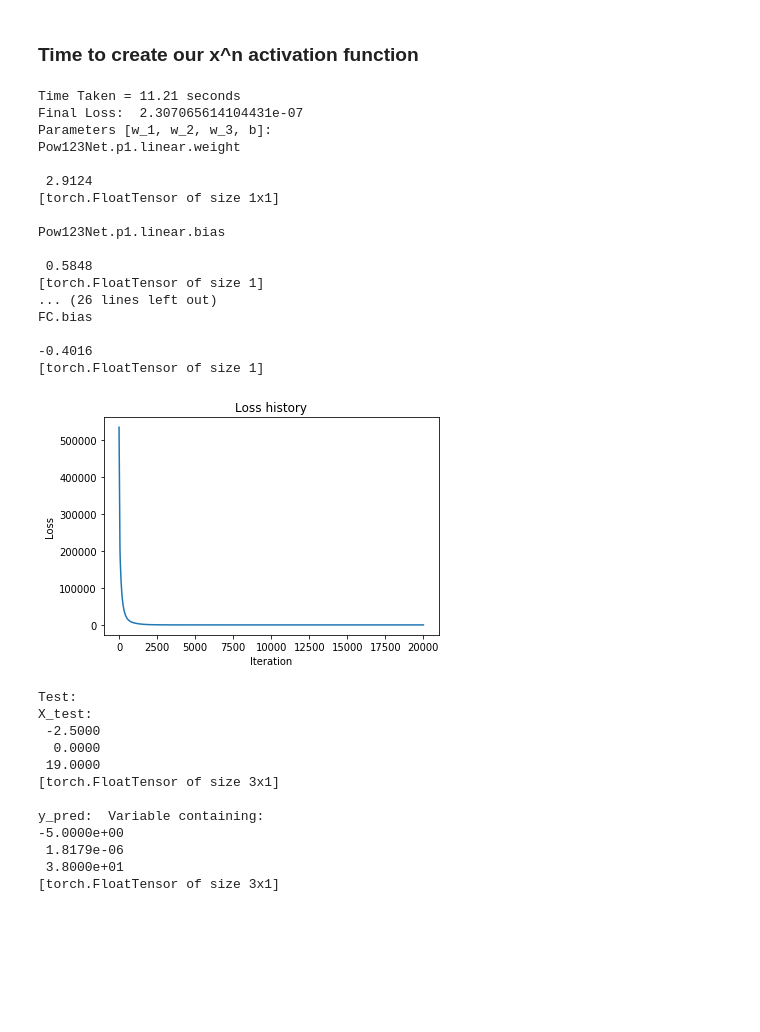
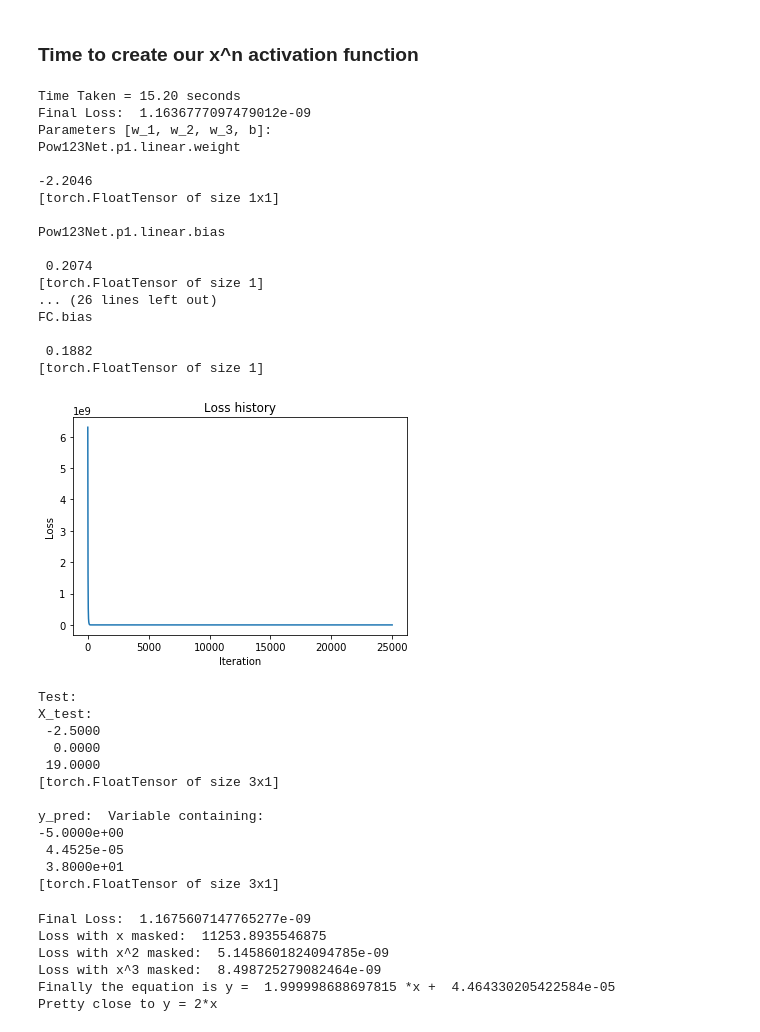
Before and after one commit to afcarl/randomfun, a Jupyter notebook: NeuralEquationFinder/NeuralEquationFinder_Part_2.ipynb, the cells around one changed output. Cells and saved outputs as stored; diff of their text form; code cells hidden in the pictures; blank space fills up the shorter version.

```diff
--- a/NeuralEquationFinder/NeuralEquationFinder_Part_2.ipynb
+++ b/NeuralEquationFinder/NeuralEquationFinder_Part_2.ipynb
@@ -33,6 +133,7 @@ class PowerNet(torch.nn.Module):
     def forward(self, x):
         return self.linear(x).pow(self.n)
 
+Pow123Net_Mask = Variable(torch.FloatTensor([1.0,1.0,1.0]), requires_grad=False)
 class Pow123Net(torch.nn.Module):
     def __init__(self):
         super(Pow123Net, self).__init__()
@@ -44,4 +145,5 @@ class Pow123Net(torch.nn.Module):
         x1 = self.p1.forward(x)
         x2 = self.p2.forward(x)
         x3 = self.p3.forward(x)
-        return torch.cat((x1, x2, x3), 1)
+        xc = torch.cat((x1, x2, x3), 1)
+        return xc*Pow123Net_Mask.expand_as(xc)
@@ -147,26 +150,30 @@ def RunV2NNTraining(X, y, learning_rate=1e-5, epochs=5000, batch_size=None, X_te
 # %%
 # use_optimizer can be Adam, RMSprop, Adadelta, ASGD, SGD, Adagrad
-RunV2NNTraining(X=X_tensor.view(-1,1), y=y_tensor, batch_size=None, epochs=20000, learning_rate=1e-3,
+model = torch.nn.Sequential(OrderedDict([
+            ("Pow123Net", Pow123Net()),
+            ("FC", torch.nn.Linear(3, 1))]
+        ))
+RunV2NNTraining(X=X_tensor.view(-1,1), y=y_tensor, model=model, batch_size=None, epochs=25000, learning_rate=5e-3,
                     X_test=X_test_tsr.view(-1,1), use_optimizer='Adam')
 # %% [output]
-Time Taken = 11.21 seconds
-Final Loss:  2.307065614104431e-07
+Time Taken = 15.20 seconds
+Final Loss:  1.1636777097479012e-09
 Parameters [w_1, w_2, w_3, b]:
 Pow123Net.p1.linear.weight
 
- 2.9124
+-2.2046
 [torch.FloatTensor of size 1x1]
 
 Pow123Net.p1.linear.bias
 
- 0.5848
+ 0.2074
 [torch.FloatTensor of size 1]
 ... (26 lines left out)
 FC.bias
 
--0.4016
+ 0.1882
 [torch.FloatTensor of size 1]
-[figure, old version]
+[figure, new version]
 Test:
 X_test:
  -2.5000
@@ -176,6 +183,53 @@ X_test:
 
 y_pred:  Variable containing:
 -5.0000e+00
- 1.8179e-06
+ 4.4525e-05
  3.8000e+01
 [torch.FloatTensor of size 3x1]
+# %%
+# Now, how do we find the equation?
+# One way to find is to see the effect of each activation on the loss
+print("Final Loss: ", GetV2NNLoss(X=X_tensor.view(-1,1), y=y_tensor, model=model))
+
+# mask f(x) = x
+Pow123Net_Mask[0] = 0.0
+print("Loss with x masked: ", GetV2NNLoss(X=X_tensor.view(-1,1), y=y_tensor, model=model))
+Pow123Net_Mask[0] = 1.0
+
+# mask f(x) = x^2
+Pow123Net_Mask[1] = 0.0
+print("Loss with x^2 masked: ", GetV2NNLoss(X=X_tensor.view(-1,1), y=y_tensor, model=model))
+Pow123Net_Mask[1] = 1.0
+
+# mask f(x) = x^3
+Pow123Net_Mask[2] = 0.0
+print("Loss with x^3 masked: ", GetV2NNLoss(X=X_tensor.view(-1,1), y=y_tensor, model=model))
+Pow123Net_Mask[2] = 1.0
+
+# Clearly activations X^2 and X^3 are not important
+# Now what is the final equation?
+p1_w = None
+p1_b = None
+fc1_w = None
+fc_b = None
+for name, param in model.named_parameters():
+    if name == 'Pow123Net.p1.linear.weight':
+        p1_w = param.data[0]
+    if name == 'Pow123Net.p1.linear.bias':
+        p1_b = param.data[0]
+    if name == 'FC.weight':
+        fc1_w = param.data[0,0]
+    if name == 'FC.bias':
+        fc_b = param.data[0]
+
+coeff_x = p1_w*fc1_w
+const = p1_b*fc1_w+fc_b
+print("Finally the equation is y = ",coeff_x[0],"*x + ", const)
+print("Pretty close to y = 2*x")
+# %% [output]
+Final Loss:  1.1675607147765277e-09
+Loss with x masked:  11253.8935546875
+Loss with x^2 masked:  5.1458601824094785e-09
+Loss with x^3 masked:  8.498725279082464e-09
+Finally the equation is y =  1.999998688697815 *x +  4.464330205422584e-05
+Pretty close to y = 2*x
```
Also changed, not shown: parts of 2 cells of this notebook.
